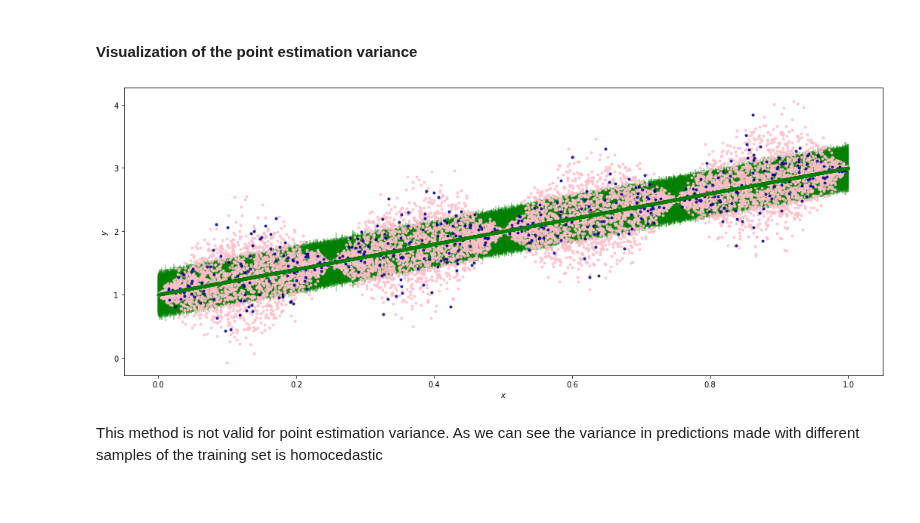
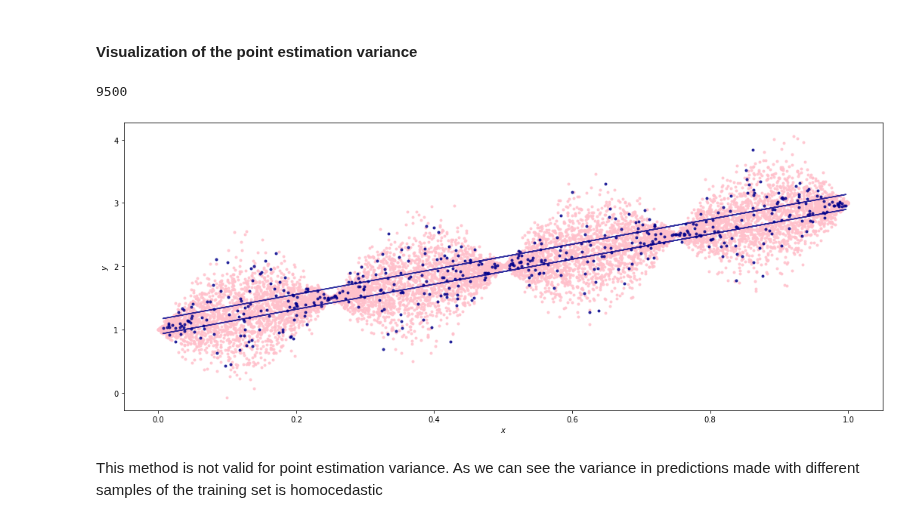
Before and after one commit to beeva/TEC_LAB-bayesian_probabilistic, a Jupyter notebook: bayesian_deep_learning/uncertainty_estimation/non_bayesian_techniques/experiments/boostrapping_confidence_intervals.ipynb, the cells around one changed output. Cells and saved outputs as stored; diff of their text form; code cells hidden in the pictures.

```diff
--- a/bayesian_deep_learning/uncertainty_estimation/non_bayesian_techniques/experiments/boostrapping_confidence_intervals.ipynb
+++ b/bayesian_deep_learning/uncertainty_estimation/non_bayesian_techniques/experiments/boostrapping_confidence_intervals.ipynb
@@ -63,25 +65,19 @@ array([4525, 2954, 8030, ..., 8594, 4613,  231])
 import warnings
 warnings.filterwarnings("ignore", category=FutureWarning)
 
-n_samples = 100
+n_samples = 1000
 
-models_preds = []
-models_tr_preds = []
 global_models_error = []
 
 model_errors_yhat = []
 model_errors_pred = []
 
-model_errors_std = []
-
 coefficients = []
 intercepts = []
-
 y_yhats = []
-x_samples_l = []
 
 for i in range(0, n_samples):
-    sample_index = np.random.choice(range(0, len(y)), len(y))
+    sample_index = np.random.choice(range(0, len(y)), int(len(y)*0.15))
     x_samples = x[sample_index]
     y_samples = y[sample_index]
 
@@ -91,14 +87,5 @@ for i in range(0, n_samples):
 
     # model parameters
     coefficients.append(lr.coef_[0])
-    intercepts.append(lr.intercept_[0])
-
-    # estimated error in predictions (testing)
-    models_preds.append(y_pred)
-
-    # estimated error in predictions (training)
-    y_yhat = lr.predict(x_samples)
-    models_tr_preds.append(y_yhat)
-
-error = lr.score(x_val,y_val) # global
-global_models_error.append(error)
+    intercepts.append(lr.intercept_)
+    y_yhats.append(np.mean(y_pred))
@@ -180,17 +145,23 @@ sns.distplot(pred_variance)
 # %% [markdown]
 #### Visualization of the point estimation variance
+# %%
+y_std = np.sqrt(stats.describe(y_yhats).variance)
+# %% [output]
+9500
 # %%
 plt.figure(figsize=(18,7))
 
-plt.plot(x, y[:,0], '.', color='pink', alpha=0.8)
-plt.plot(x_val, y_val[:,0], '.', color='darkblue', alpha=0.8)
+plt.plot(x, y, '.', color='pink', alpha=0.8)
+plt.plot(x_val, y_pred+ np.sqrt(y_std)*norm.ppf(0.97), color='darkblue', alpha=0.8)
+plt.plot(x_val, y_pred+ np.sqrt(y_std)*norm.ppf(0.2), color='darkblue', alpha=0.8)
+plt.plot(x_val, y_val, '.', color='darkblue', alpha=0.8)
 plt.xlabel(r'$x$');
 plt.ylabel(r'$y$');
 
-plt.errorbar(x, y_1[n_validation:], yerr=stats.describe(models_tr_preds).variance[:,0], color='green', fmt='.', alpha=0.4)
+#plt.errorbar(x, y_1[n_validation:], yerr=stats.describe(models_tr_preds).variance[:,0], color='green', fmt='.', alpha=0.4)
 plt.show()
 # %% [output]
-[figure, old version]
+[figure, new version]
 # %% [markdown]
 This method is not valid for point estimation variance. As we can see the variance in predictions made with different samples of the training set is homocedastic
 # %% [markdown]
```
Also changed, not shown: parts of 25 cells of this notebook, 5 other files.
